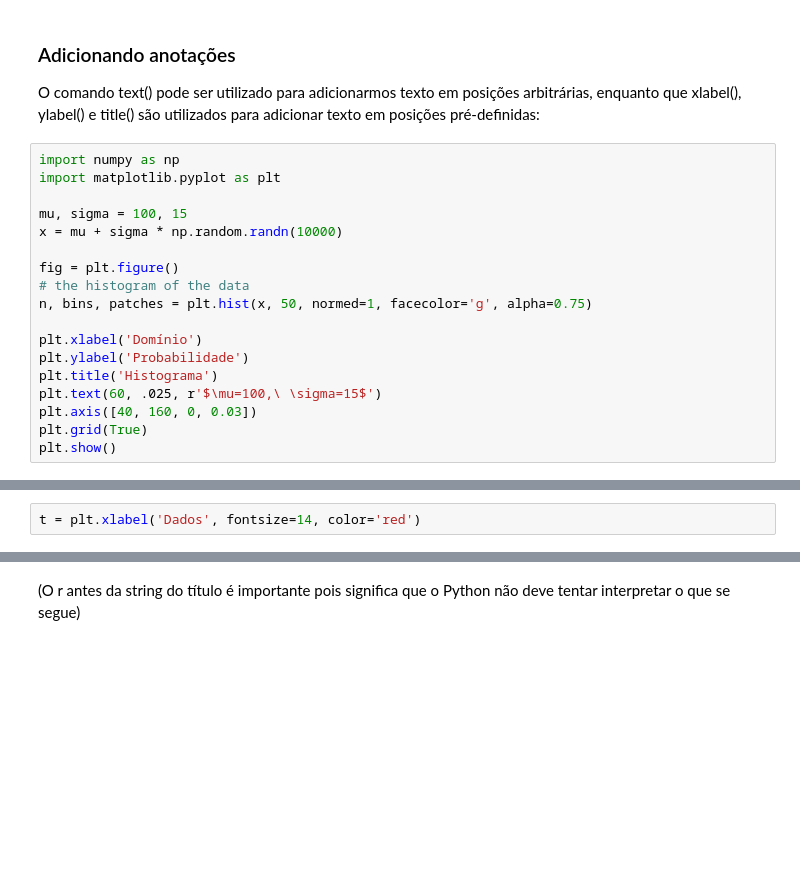
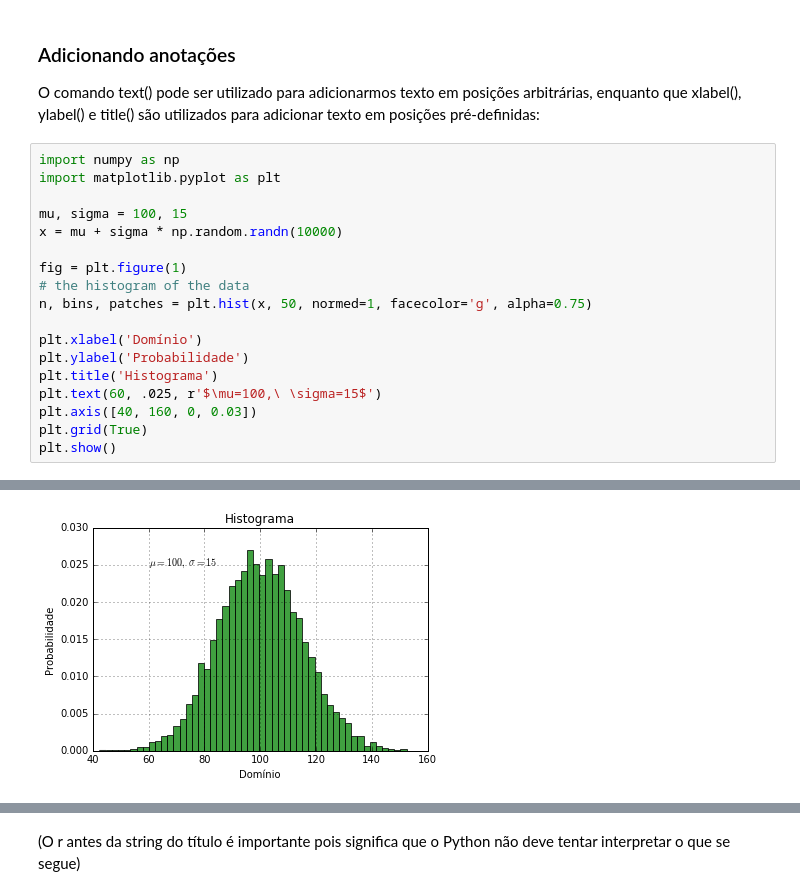
Before and after one commit to melissawm/oceanobiopython, a Jupyter notebook: Notebooks/Aula 5.ipynb, the cells around one changed output, grey strips where cells are left out. Drawn from its saved outputs; the diff is of its cells as text; blank space fills up the shorter version.

```diff
--- a/Notebooks/Aula 5.ipynb
+++ b/Notebooks/Aula 5.ipynb
@@ -294,7 +292,7 @@ import matplotlib.pyplot as plt
 mu, sigma = 100, 15
 x = mu + sigma * np.random.randn(10000)
 
-fig = plt.figure()
+fig = plt.figure(1)
 # the histogram of the data
 n, bins, patches = plt.hist(x, 50, normed=1, facecolor='g', alpha=0.75)
 
@@ -311,2 +307 @@ plt.show()
+[figure, added]
-# %%
-t = plt.xlabel('Dados', fontsize=14, color='red')
```
Also changed, not shown: parts of 16 cells of this notebook, 2 other files.
